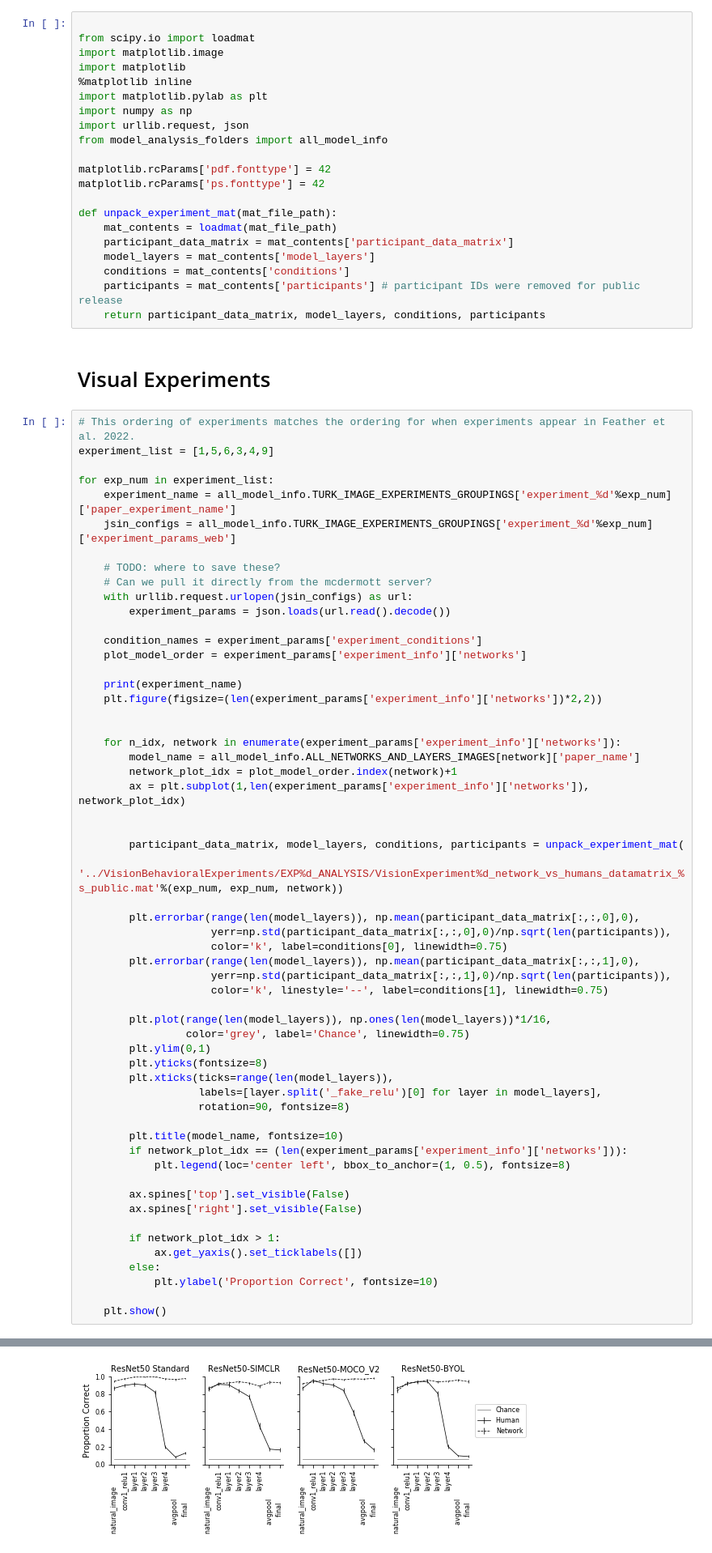
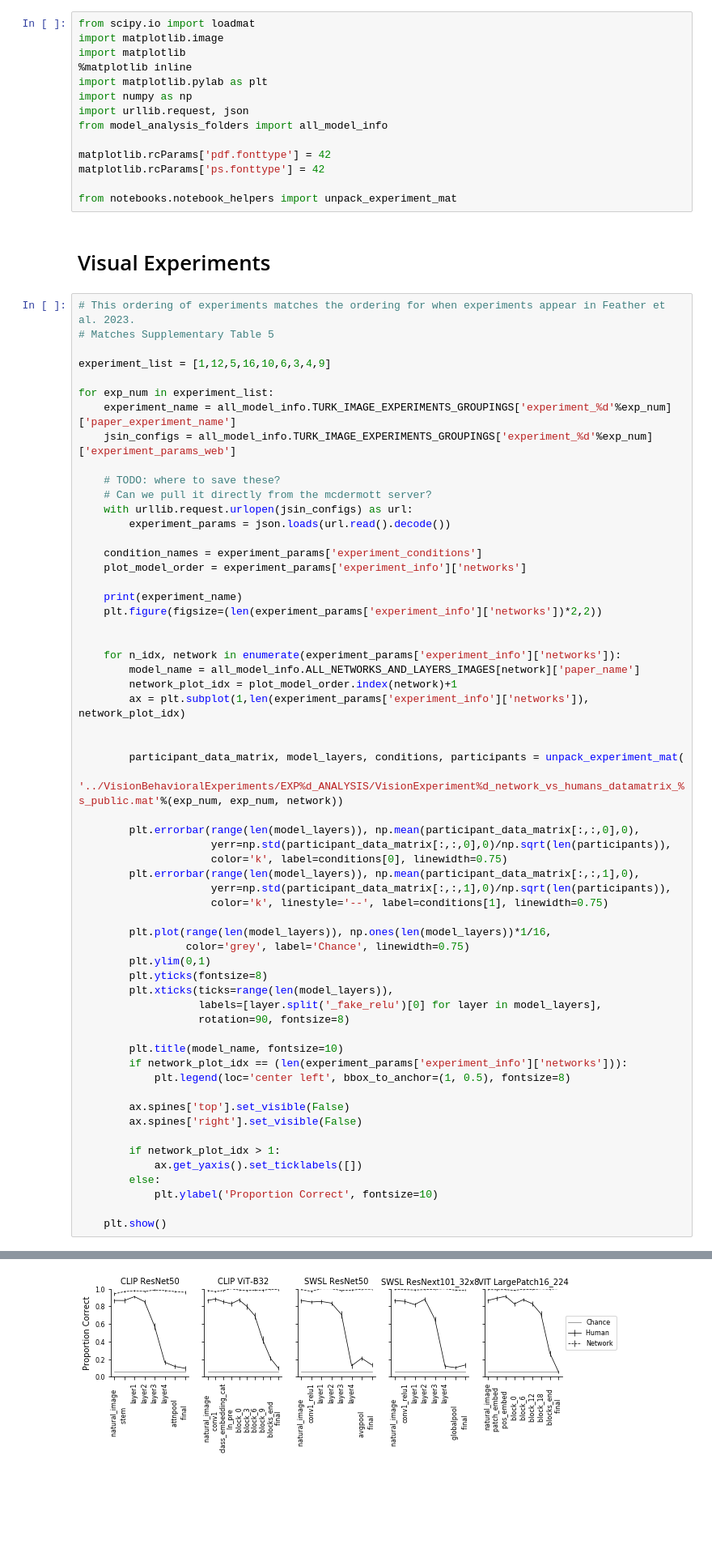
Before and after one commit to jenellefeather/model_metamers_pytorch, a Jupyter notebook: notebooks/AllExperimentsHumanRecognition.ipynb, the cells around one changed output, grey strips where cells are left out. Shown at 81% size. Drawn from its saved outputs; the diff is of its cells as text; blank space fills up the shorter version.

Commit message:
updating the visualization notebooks and experiment names

```diff
--- a/notebooks/AllExperimentsHumanRecognition.ipynb
+++ b/notebooks/AllExperimentsHumanRecognition.ipynb
@@ -5,7 +5,6 @@ The average data for each participant for each condition was exported to a .mat
 
 Each model included in each experiment is plotted separately here for simplicity and ease of showing the generating network-predictions. For paper figures, multiple models of the same architecture within the same experiment were shown on the same plot.
 # %%
-
 from scipy.io import loadmat
 import matplotlib.image
 import matplotlib
@@ -18,18 +17,14 @@ from model_analysis_folders import all_model_info
 matplotlib.rcParams['pdf.fonttype'] = 42
 matplotlib.rcParams['ps.fonttype'] = 42
 
-def unpack_experiment_mat(mat_file_path):
-    mat_contents = loadmat(mat_file_path)
-    participant_data_matrix = mat_contents['participant_data_matrix']
-    model_layers = mat_contents['model_layers']
-    conditions = mat_contents['conditions']
-    participants = mat_contents['participants'] # participant IDs were removed for public release
-    return participant_data_matrix, model_layers, conditions, participants
+from notebooks.notebook_helpers import unpack_experiment_mat
 # %% [markdown]
 # Visual Experiments
 # %%
-# This ordering of experiments matches the ordering for when experiments appear in Feather et al. 2022.
-experiment_list = [1,5,6,3,4,9]
+# This ordering of experiments matches the ordering for when experiments appear in Feather et al. 2023.
+# Matches Supplementary Table 5
+
+experiment_list = [1,12,5,16,10,6,3,4,9]
 
 for exp_num in experiment_list:
     experiment_name = all_model_info.TURK_IMAGE_EXPERIMENTS_GROUPINGS['experiment_%d'%exp_num]['paper_experiment_name']
@@ -91 +86 @@ Visual Experiment 2 (Self-Supervised Models)
-[figure, old version]
+[figure, new version]
```
Also changed, not shown: parts of 1 cell of this notebook, 3 other files.
